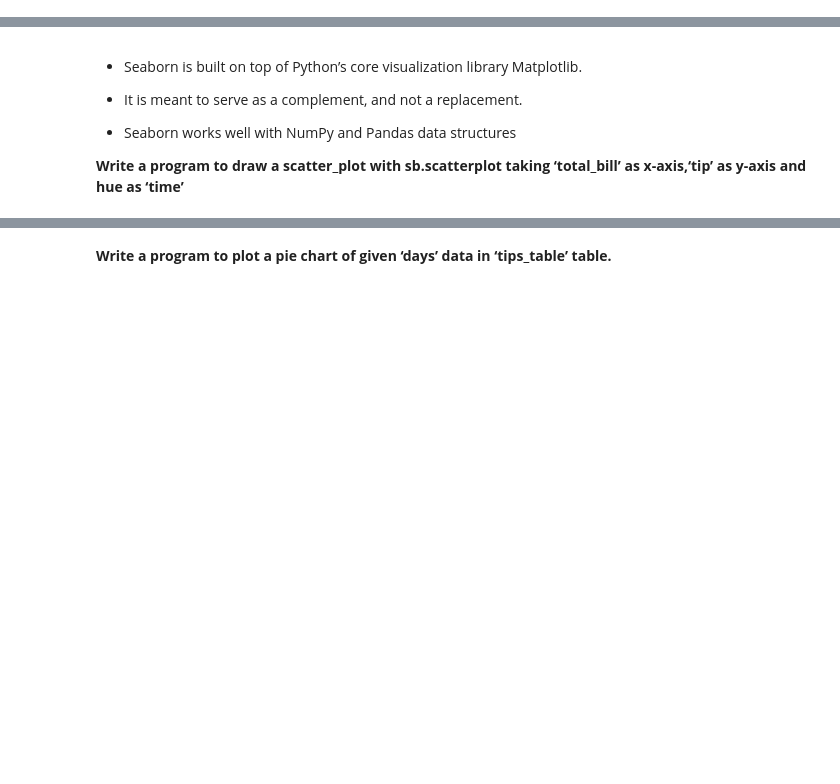
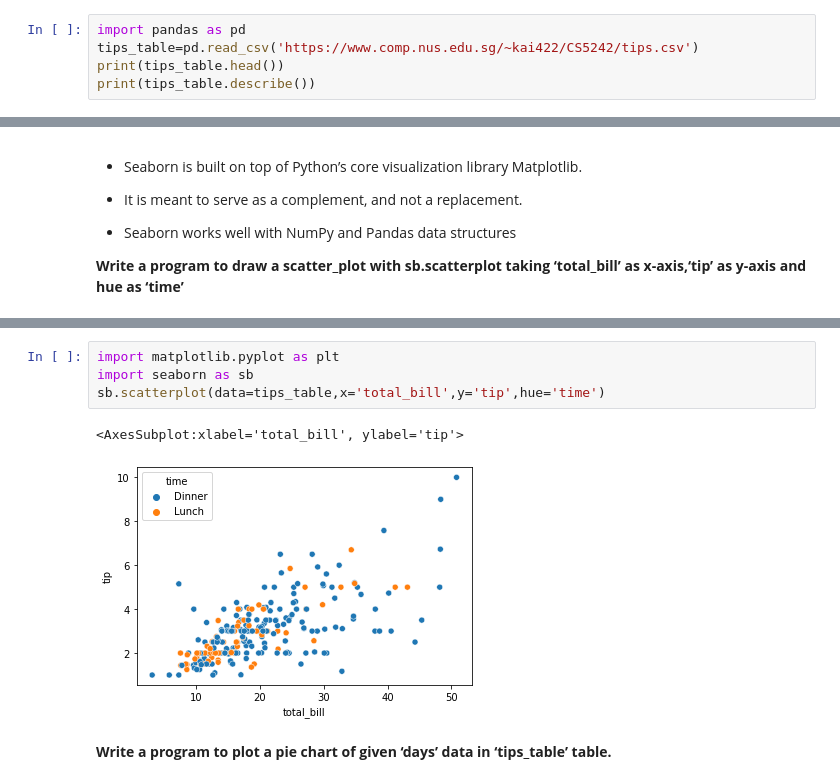
Before and after one commit to zbowen0225/cs5242, a Jupyter notebook: practice1_python_pytorch.ipynb, the cells around one changed output, grey strips where cells are left out. Drawn from its saved outputs; the diff is of its cells as text; blank space fills up the shorter version.

```diff
--- a/practice1_python_pytorch.ipynb
+++ b/practice1_python_pytorch.ipynb
@@ -354,0 +491,5 @@ Now display .head() of dataframe. Then display .description() of dataframe. Name
+# %%
+import pandas as pd
+tips_table=pd.read_csv('https://www.comp.nus.edu.sg/~kai422/CS5242/tips.csv')
+print(tips_table.head())
+print(tips_table.describe())
@@ -369,2 +522,9 @@ Now display .head() of dataframe. Then display .description() of dataframe. Name
+# %%
+import matplotlib.pyplot as plt
+import seaborn as sb
+sb.scatterplot(data=tips_table,x='total_bill',y='tip',hue='time')
+# %% [output]
+<AxesSubplot:xlabel='total_bill', ylabel='tip'>
+[figure, added]
 # %% [markdown]
 **Write a program to plot a pie chart of given ‘days’ data in ‘tips_table’ table.**
```
Also changed, not shown: parts of 86 cells of this notebook.
